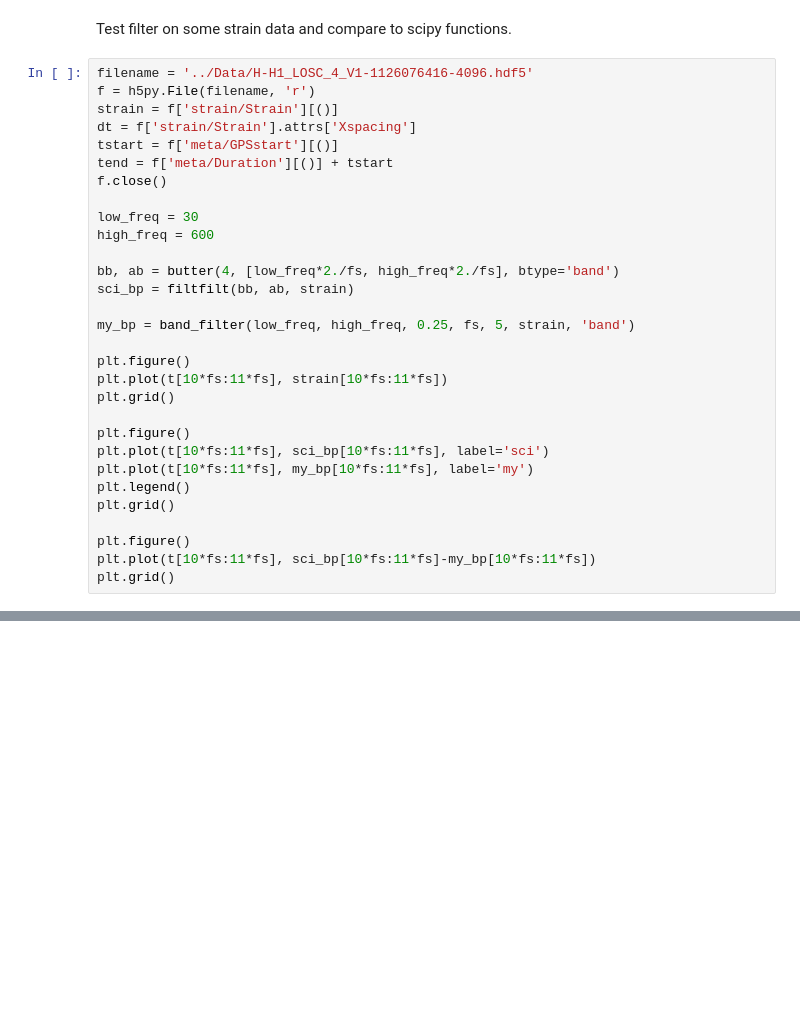
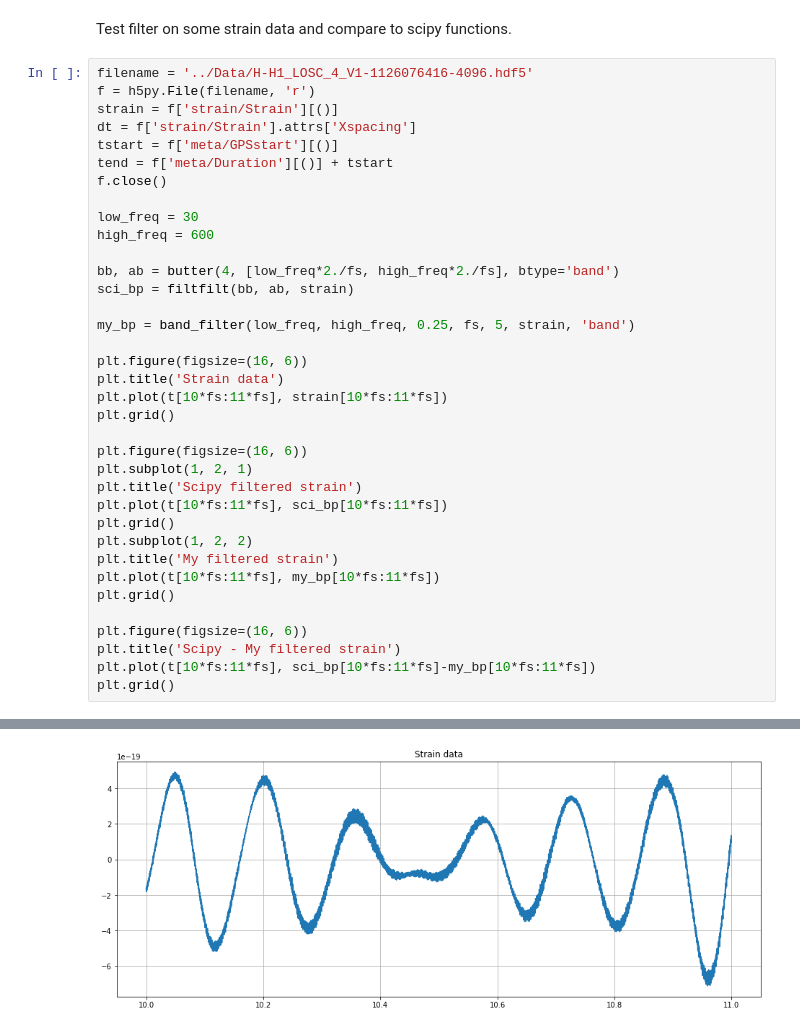
Before and after one commit to connor-mcisaac/gw_test, a Jupyter notebook: FFTonly/Filters.ipynb, the cells around one changed output, grey strips where cells are left out. Saved outputs shown, nothing was run; the diff lists cells and outputs as text; blank space fills up the shorter version.

```diff
--- a/FFTonly/Filters.ipynb
+++ b/FFTonly/Filters.ipynb
@@ -90,17 +89,23 @@ sci_bp = filtfilt(bb, ab, strain)
 
 my_bp = band_filter(low_freq, high_freq, 0.25, fs, 5, strain, 'band')
 
-plt.figure()
+plt.figure(figsize=(16, 6))
+plt.title('Strain data')
 plt.plot(t[10*fs:11*fs], strain[10*fs:11*fs])
 plt.grid()
 
-plt.figure()
-plt.plot(t[10*fs:11*fs], sci_bp[10*fs:11*fs], label='sci')
-plt.plot(t[10*fs:11*fs], my_bp[10*fs:11*fs], label='my')
-plt.legend()
+plt.figure(figsize=(16, 6))
+plt.subplot(1, 2, 1)
+plt.title('Scipy filtered strain')
+plt.plot(t[10*fs:11*fs], sci_bp[10*fs:11*fs])
+plt.grid()
+plt.subplot(1, 2, 2)
+plt.title('My filtered strain')
+plt.plot(t[10*fs:11*fs], my_bp[10*fs:11*fs])
 plt.grid()
 
-plt.figure()
+plt.figure(figsize=(16, 6))
+plt.title('Scipy - My filtered strain')
 plt.plot(t[10*fs:11*fs], sci_bp[10*fs:11*fs]-my_bp[10*fs:11*fs])
 plt.grid()
 # %% [output]
@@ -112,0 +112 @@ plt.grid()
+[figure, added]
```
Also changed, not shown: parts of 2 cells of this notebook, 2 other files.
